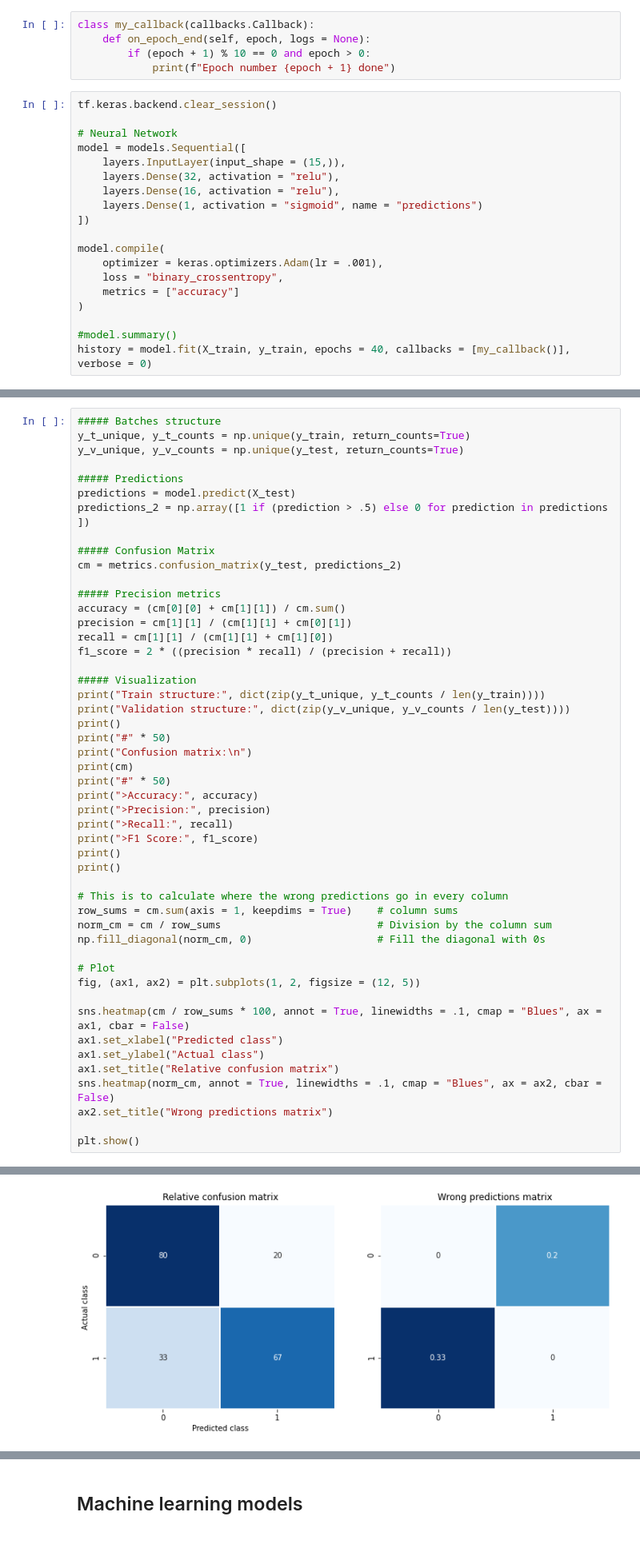
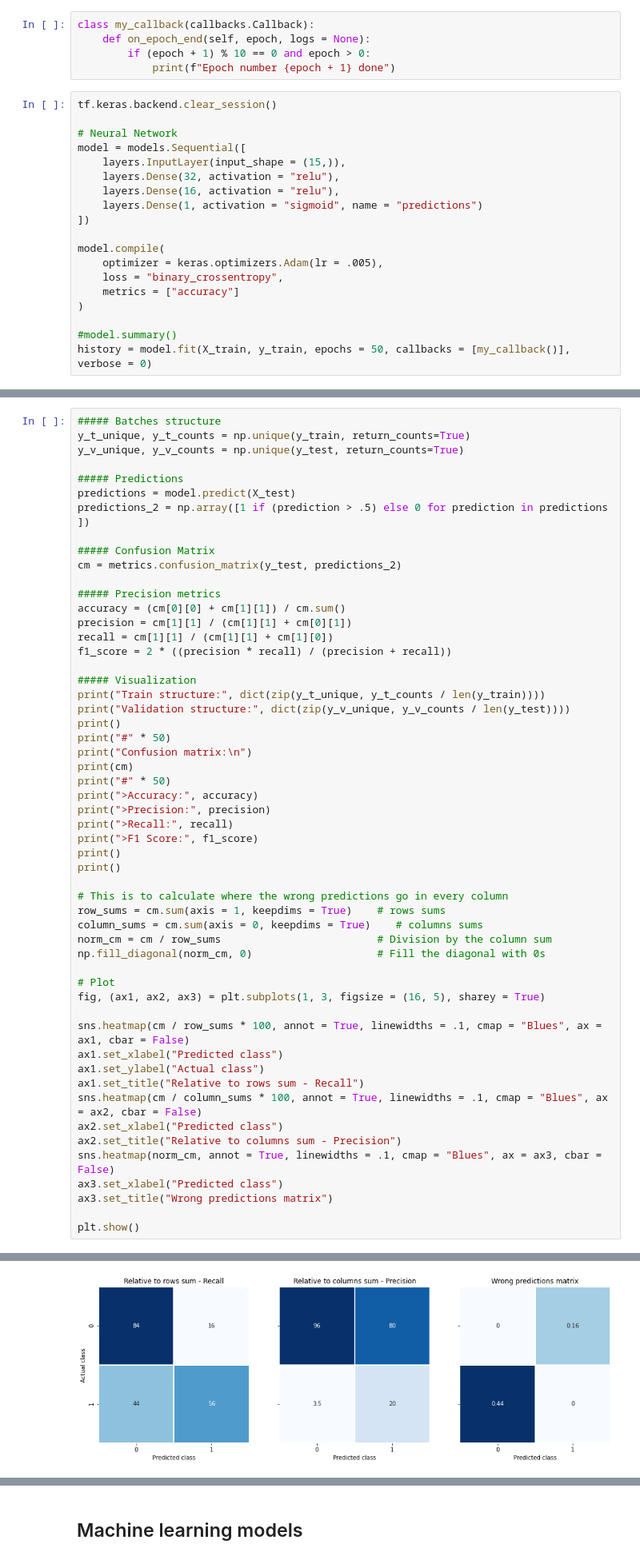
Before and after one commit to Jasc94/thebridge, a Jupyter notebook: 0_Project_ML/notebooks/models_1.ipynb, the cells around one changed output, grey strips where cells are left out. Shown at 80% size. Saved outputs shown, nothing was run; the diff lists cells and outputs as text.

```diff
--- a/0_Project_ML/notebooks/models_1.ipynb
+++ b/0_Project_ML/notebooks/models_1.ipynb
@@ -291,13 +316,13 @@ model = models.Sequential([
 ])
 
 model.compile(
-    optimizer = keras.optimizers.Adam(lr = .001),
+    optimizer = keras.optimizers.Adam(lr = .005),
     loss = "binary_crossentropy",
     metrics = ["accuracy"]
 )
 
 #model.summary()
-history = model.fit(X_train, y_train, epochs = 40, callbacks = [my_callback()], verbose = 0)
+history = model.fit(X_train, y_train, epochs = 50, callbacks = [my_callback()], verbose = 0)
 # %% [output]
 Epoch number 10 done
 Epoch number 20 done
@@ -342,19 +368,24 @@ print()
 print()
 
 # This is to calculate where the wrong predictions go in every column
-row_sums = cm.sum(axis = 1, keepdims = True)    # column sums
+row_sums = cm.sum(axis = 1, keepdims = True)    # rows sums
+column_sums = cm.sum(axis = 0, keepdims = True)    # columns sums
 norm_cm = cm / row_sums                         # Division by the column sum
 np.fill_diagonal(norm_cm, 0)                    # Fill the diagonal with 0s
 
 # Plot
-fig, (ax1, ax2) = plt.subplots(1, 2, figsize = (12, 5))
+fig, (ax1, ax2, ax3) = plt.subplots(1, 3, figsize = (16, 5), sharey = True)
 
 sns.heatmap(cm / row_sums * 100, annot = True, linewidths = .1, cmap = "Blues", ax = ax1, cbar = False)
 ax1.set_xlabel("Predicted class")
 ax1.set_ylabel("Actual class")
-ax1.set_title("Relative confusion matrix")
-sns.heatmap(norm_cm, annot = True, linewidths = .1, cmap = "Blues", ax = ax2, cbar = False)
-ax2.set_title("Wrong predictions matrix")
+ax1.set_title("Relative to rows sum - Recall")
+sns.heatmap(cm / column_sums * 100, annot = True, linewidths = .1, cmap = "Blues", ax = ax2, cbar = False)
+ax2.set_xlabel("Predicted class")
+ax2.set_title("Relative to columns sum - Precision")
+sns.heatmap(norm_cm, annot = True, linewidths = .1, cmap = "Blues", ax = ax3, cbar = False)
+ax3.set_xlabel("Predicted class")
+ax3.set_title("Wrong predictions matrix")
 
 plt.show()
 # %% [output]
@@ -374,4 +405,4 @@ Confusion matrix:
-[figure, old version]
+[figure, new version]
 # %%
 history.history
 
```
Also changed, not shown: parts of 11 cells of this notebook, 3 other files.
